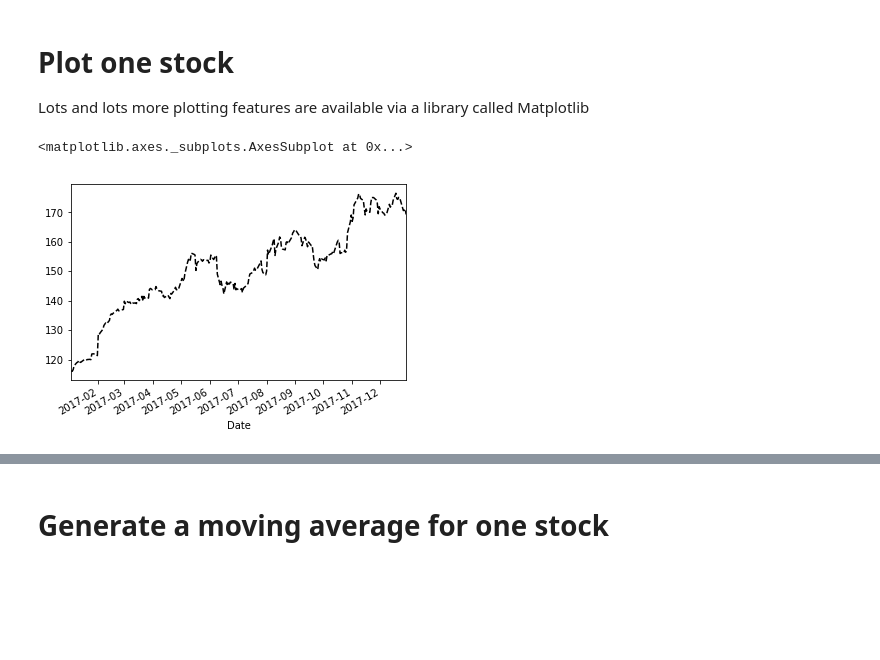
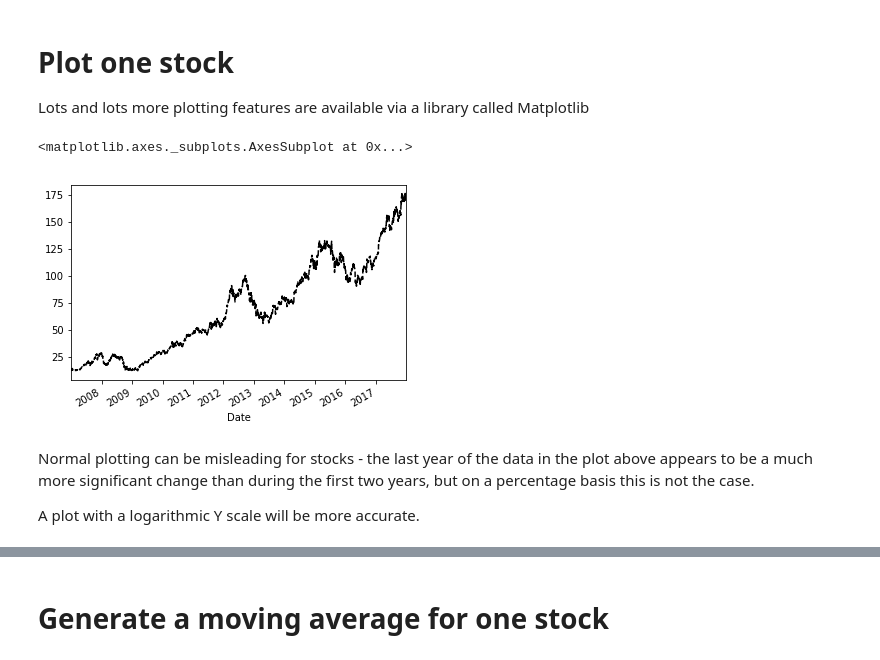
Before and after one commit to dannymulligan/public, a Jupyter notebook: Austin_Python_Meetup/Using_Python_instead_of_Excel.ipynb, the cells around one changed output, grey strips where cells are left out. Cells and saved outputs as stored; diff of their text form; code cells hidden in the pictures; blank space fills up the shorter version.

```diff
--- a/Austin_Python_Meetup/Using_Python_instead_of_Excel.ipynb
+++ b/Austin_Python_Meetup/Using_Python_instead_of_Excel.ipynb
@@ -208,7 +208,7 @@ if HaveInternet:
         Temp.set_index('Date', inplace=True)
 
         # Add the Adjusted Close price for this Stock to the StockData DataFrame
-        StockData[Name] = Temp['Close']
+        StockData[Ticker] = Temp['Close']
 
     # Save all of this data for later in case I don't have Internet access
     StockData.to_csv("Backup_in_case_I_dont_have_Internet.csv")
@@ -326,7 +326,11 @@ StockData.count().sum()
 
 Lots and lots more plotting features are available via a library called Matplotlib
 # %%
-StockData['Apple'].loc['2017-01-01':'2017-12-31'].plot(style='k--')
+StockData['AAPL'].loc['2007-01-01':'2017-12-31'].plot(style='k--')
 # %% [output]
 <matplotlib.axes._subplots.AxesSubplot at 0x...>
-[figure, old version]
+[figure, new version]
+# %% [markdown]
+Normal plotting can be misleading for stocks - the last year of the data in the plot above appears to be a much more significant change than during the first two years, but on a percentage basis this is not the case.
+
+A plot with a logarithmic Y scale will be more accurate.
```
Also changed, not shown: parts of 12 cells of this notebook, 1 other file.
